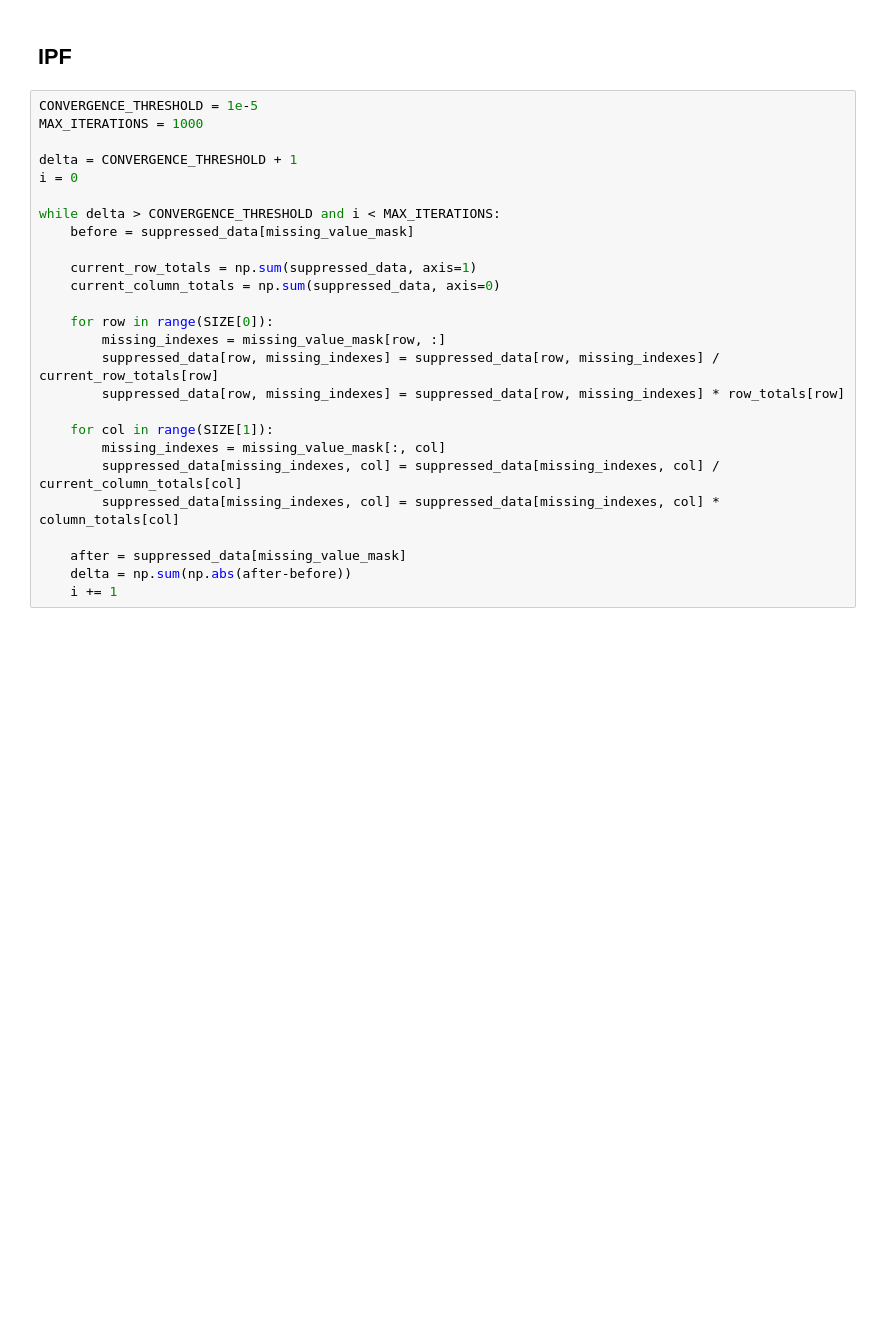
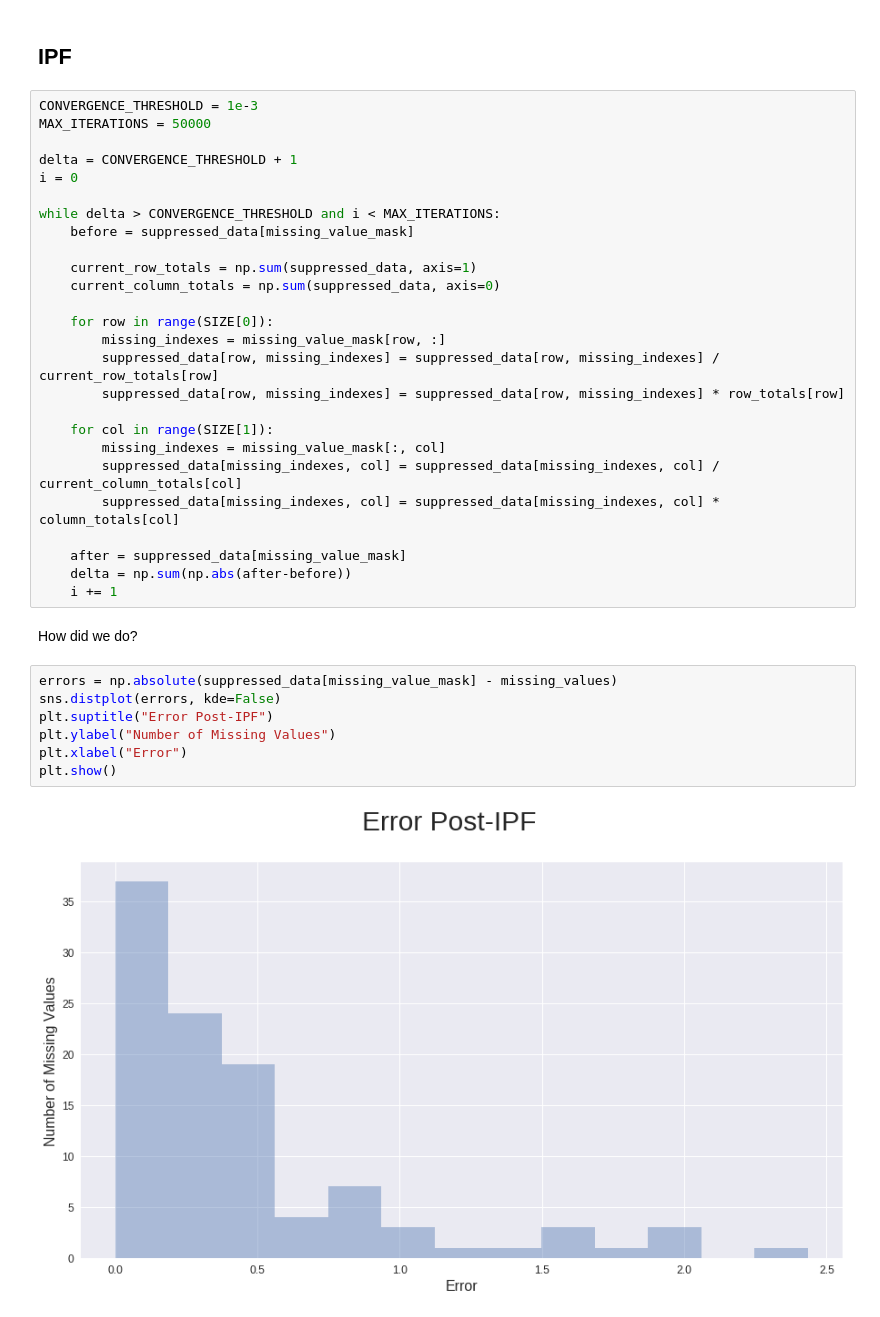
Before and after one commit to giokincade/ipf, a Jupyter notebook: notebooks/Iterative Proportional Fitting.ipynb, the cells around one changed output. Cells and saved outputs as stored; diff of their text form; blank space fills up the shorter version.

```diff
--- a/notebooks/Iterative Proportional Fitting.ipynb
+++ b/notebooks/Iterative Proportional Fitting.ipynb
@@ -76,8 +87,8 @@ DescribeResult(nobs=8, minmax=(4.0, 9.0), mean=5.75, variance=2.7857142857142856
 # %% [markdown]
 ## IPF
 # %%
-CONVERGENCE_THRESHOLD = 1e-5
-MAX_ITERATIONS = 1000
+CONVERGENCE_THRESHOLD = 1e-3
+MAX_ITERATIONS = 50000
 
 delta = CONVERGENCE_THRESHOLD + 1
 i = 0
@@ -101,3 +112,14 @@ while delta > CONVERGENCE_THRESHOLD and i < MAX_ITERATIONS:
     after = suppressed_data[missing_value_mask]
     delta = np.sum(np.abs(after-before))
     i += 1
+# %% [markdown]
+How did we do?
+# %%
+errors = np.absolute(suppressed_data[missing_value_mask] - missing_values)
+sns.distplot(errors, kde=False)
+plt.suptitle("Error Post-IPF")
+plt.ylabel("Number of Missing Values")
+plt.xlabel("Error")
+plt.show()
+# %% [output]
+[figure, added]
```
Also changed, not shown: parts of 6 cells of this notebook.
